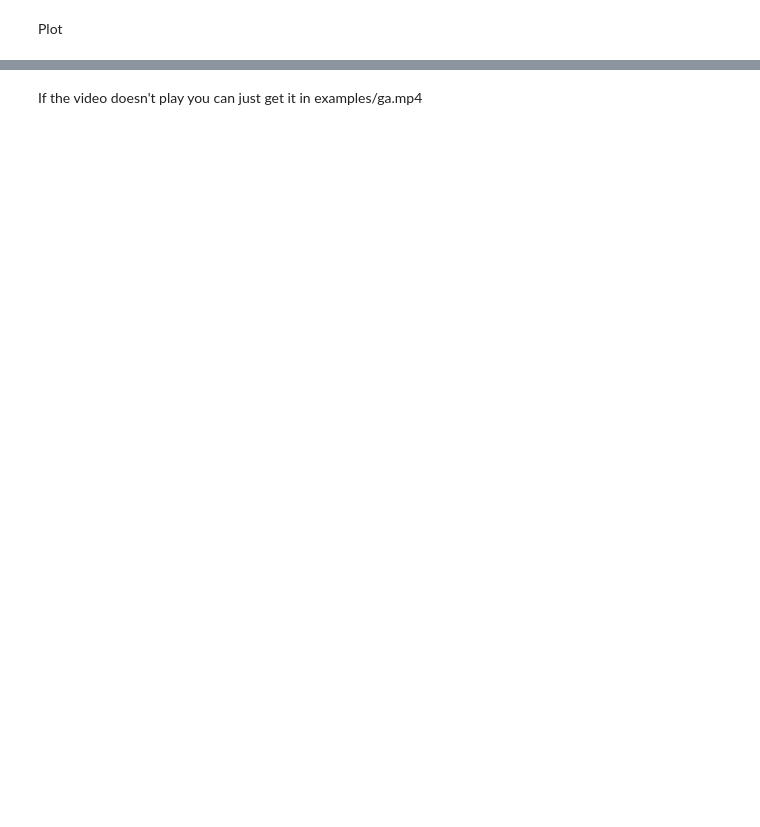
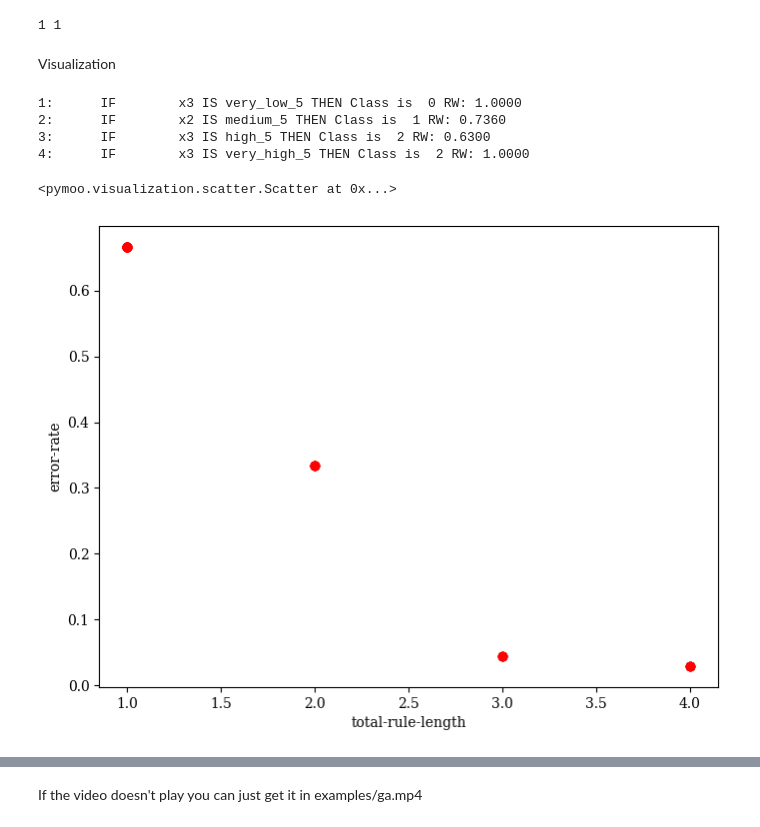
Before and after one commit to ci-labo-omu/MoFGBMLPy, a Jupyter notebook: examples/nsgaii_iris.ipynb, the cells around one changed output, grey strips where cells are left out. Cells and saved outputs as stored; diff of their text form; code cells hidden in the pictures; blank space fills up the shorter version.

```diff
--- a/examples/nsgaii_iris.ipynb
+++ b/examples/nsgaii_iris.ipynb
@@ -3,19 +15,16 @@
 # %%
-from mofgbmlpy.fuzzy.knowledge.factory.homo_triangle_knowledge_factory_2_3_4_5 import HomoTriangleKnowledgeFactory_2_3_4_5
-from mofgbmlpy.main.basic.mofgbml_basic_main import MoFGBMLBasicMain
-
 args = [
     "--data-name", "iris",
     "--algorithm-id", "1",
     "--experiment-id", "2",
     "--train-file", "../dataset/iris/a0_0_iris-10tra.dat",
     "--test-file", "../dataset/iris/a0_0_iris-10tst.dat",
-    "--terminate-generation", "50",
-    "--objectives", "num-rules", "error-rate",
+    "--terminate-evaluation", "10000",
+    "--objectives", "total-rule-length", "error-rate",
     # "--crossover-type", "pittsburgh-crossover",
     # "--antecedent-factory", "all-combination-antecedent-factory",
     "--no-plot"
 ]
 
-runner = MoFGBMLBasicMain(HomoTriangleKnowledgeFactory_2_3_4_5)
+runner = MoFGBMLNSGAIIMain(HomoTriangleKnowledgeFactory_5)
 results = runner.main(args)
@@ -22,3 +49,31 @@ results = runner.main(args)
+# %%
+min_length = results.opt.get("X")[0, 0].get_var(0).get_rule().get_length()
+max_length = min_length
+for sol in results.opt.get("X")[:, 0]:
+    for var in sol.get_vars():
+        length = var.get_rule().get_length()
+        if length < min_length:
+            min_length = length
+        elif length > max_length:
+            max_length = length
+print(min_length, max_length)
+# %% [output]
+1 1
 # %% [markdown]
-Plot
+Visualization
+# %%
+i = 1
+for var in results.opt.get("X")[0, 0].get_vars():
+    print(f"{i}:\t{var.get_rule().get_linguistic_representation()}")
+    i += 1
+# %% [output]
+1:      IF        x3 IS very_low_5 THEN Class is  0 RW: 1.0000
+2:      IF        x2 IS medium_5 THEN Class is  1 RW: 0.7360
+3:      IF        x3 IS high_5 THEN Class is  2 RW: 0.6300
+4:      IF        x3 IS very_high_5 THEN Class is  2 RW: 1.0000
+# %%
+runner.get_pareto_front_plot(results.opt).show()
+# %% [output]
+<pymoo.visualization.scatter.Scatter at 0x...>
+[figure, added]
 # %%
```
Also changed, not shown: parts of 17 cells of this notebook, 33 other files.
